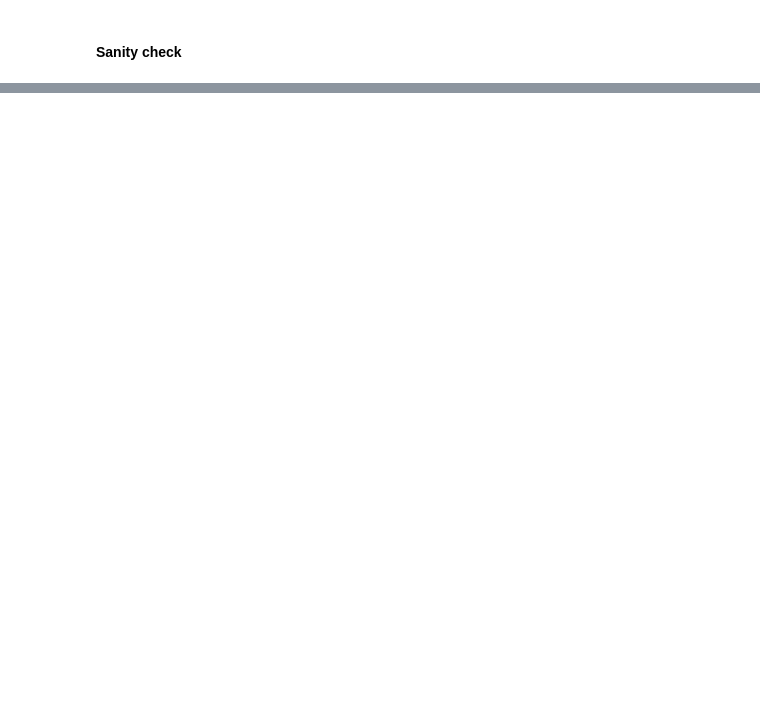
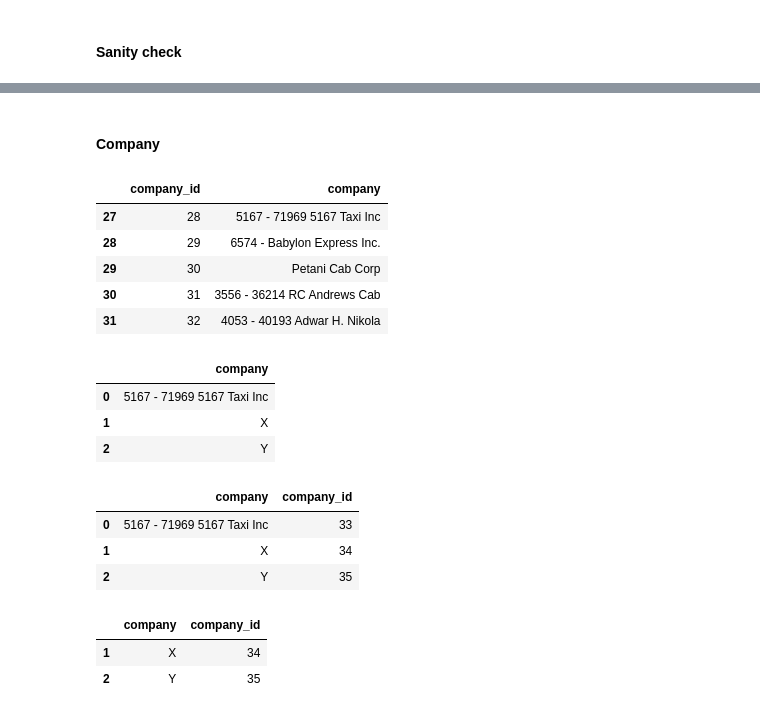
Before and after one commit to Zsolt-d/Chicago_data_engineering, a Jupyter notebook: src/notebooks/06_trips_data_mapping.ipynb, the cells around one changed output, grey strips where cells are left out. Saved outputs shown, nothing was run; the diff lists cells and outputs as text; code cells hidden in the pictures; blank space fills up the shorter version.

```diff
--- a/src/notebooks/06_trips_data_mapping.ipynb
+++ b/src/notebooks/06_trips_data_mapping.ipynb
@@ -261,0 +388,33 @@ taxi_trips.nlargest(5, 'fare')
+# %% [markdown]
+#### Company
+# %%
+company_map_table = taxi_trips['company'].drop_duplicates().reset_index(drop=True)
+
+company_map_table = pd.DataFrame(
+    {
+        'company_id': range(1, len(company_map_table) + 1),
+        'company': company_map_table
+    }
+)
+company_map_table.tail()
+# %% [output]
+|  | company_id | company |
+| 27 | 28 | 5167 - 71969 5167 Taxi Inc |
+| 28 | 29 | 6574 - Babylon Express Inc. |
+| 29 | 30 | Petani Cab Corp |
+| 30 | 31 | 3556 - 36214 RC Andrews Cab |
+| 31 | 32 | 4053 - 40193 Adwar H. Nikola |
+# %%
+new_company_data = [
+    {'company': '5167 - 71969 5167 Taxi Inc'},
+    {'company': 'X'},
+    {'company': 'Y'}
+]
+
+new_company_mapping = pd.DataFrame(new_company_data)
+new_company_mapping
+# %% [output]
+|  | company |
+| 0 | 5167 - 71969 5167 Taxi Inc |
+| 1 | X |
+| 2 | Y |
@@ -261,0 +423,15 @@ taxi_trips.nlargest(5, 'fare')
+# %%
+new_company_mapping['company_id'] = range(company_max_id + 1, company_max_id + len(new_company_mapping) + 1)
+new_company_mapping
+# %% [output]
+|  | company | company_id |
+| 0 | 5167 - 71969 5167 Taxi Inc | 33 |
+| 1 | X | 34 |
+| 2 | Y | 35 |
+# %%
+new_companies = new_company_mapping[~new_company_mapping['company'].isin(company_map_table['company'])]
+new_companies
+# %% [output]
+|  | company | company_id |
+| 1 | X | 34 |
+| 2 | Y | 35 |
```
Also changed, not shown: parts of 31 cells of this notebook, 2 other files.
